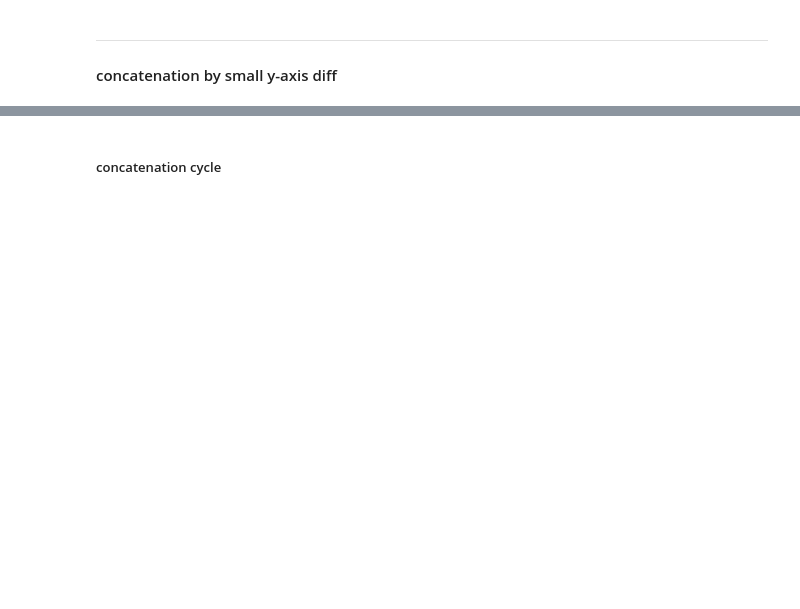
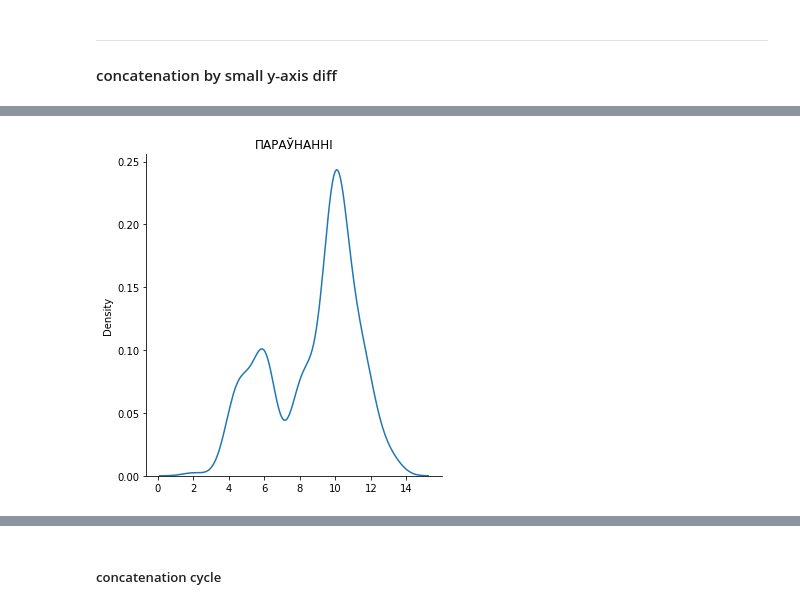
Before and after one commit to aulasau/by-quotes, a Jupyter notebook: pdf_quotes_scraping.ipynb, the cells around one changed output, grey strips where cells are left out. Drawn from its saved outputs; the diff is of its cells as text; code cells hidden in the pictures; blank space fills up the shorter version.

```diff
--- a/pdf_quotes_scraping.ipynb
+++ b/pdf_quotes_scraping.ipynb
@@ -1313,0 +1372,11 @@ sns.displot([v for v in values if v < 15],
+# %%
+show_ctg = 'ПАРАЎНАННІ'
+test_distrib = pages_df[pages_df.category == show_ctg].filter(regex='\d_y_diff$')
+values = [v for l in test_distrib.values.tolist() for v in l if pd.notna(v)]
+sns.displot([v for v in values if v < 15],
+            kind='kde',
+           )
+plt.title(show_ctg)
+plt.show()
+# %% [output]
+[figure, added]
```
Also changed, not shown: parts of 76 cells of this notebook.
